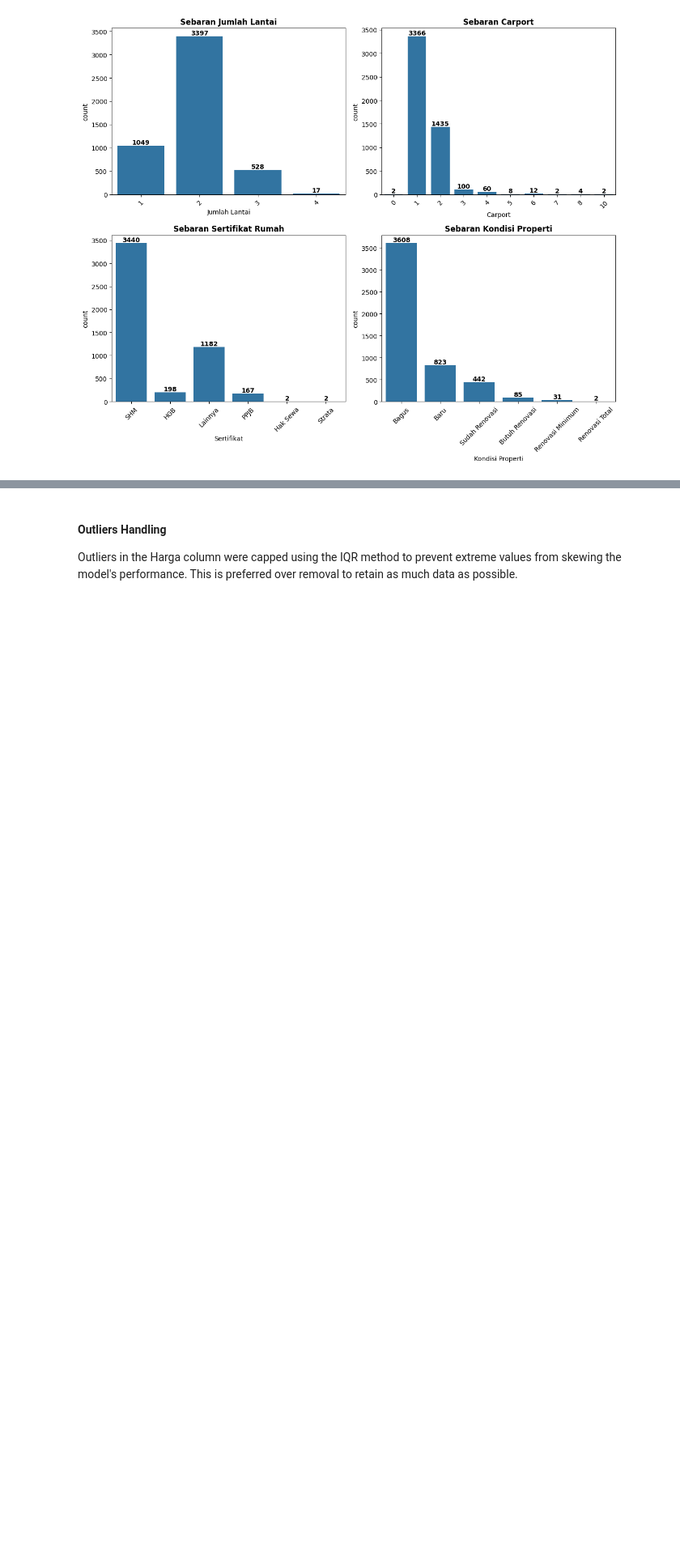
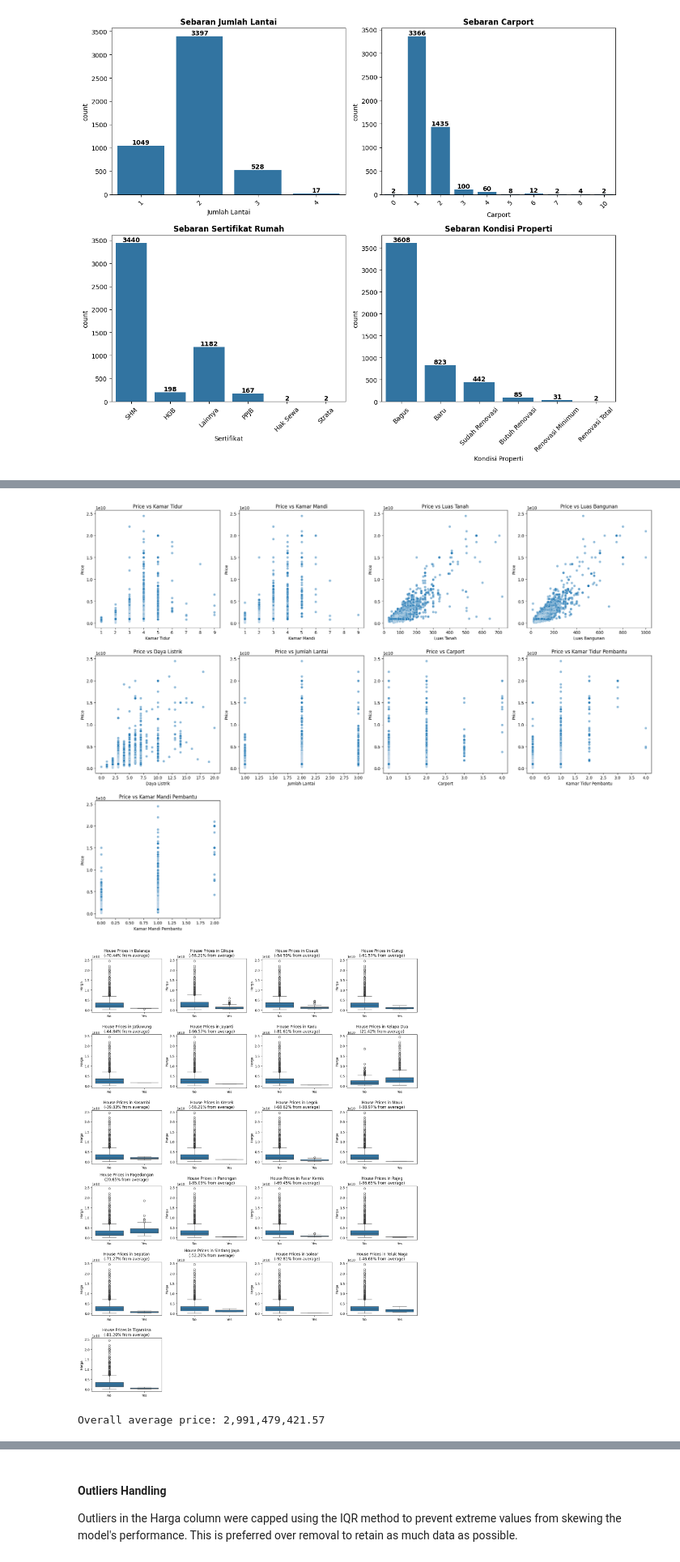
Before and after one commit to daff00/tangerang-house-price-pipeline, a Jupyter notebook: house-price-prediction.ipynb, the cells around one changed output, grey strips where cells are left out. Shown at 81% size. Cells and saved outputs as stored; diff of their text form; code cells hidden in the pictures; blank space fills up the shorter version.

```diff
--- a/house-price-prediction.ipynb
+++ b/house-price-prediction.ipynb
@@ -360,27 +253,0 @@ Encoding for categorical values.
-# %%
-# 'Sertifikat' column encoding
-sertif_enc = OrdinalEncoder(categories=[
-    ['PPJB', 'HGB', 'Lainnya', 'SHM']  # Urutan Sertifikat (PPJB rendah, SHM tertinggi)
-])
-
-df_kabupaten[['Sertifikat']] = sertif_enc.fit_transform(df_kabupaten[['Sertifikat']])
-
-# 'Kondisi' column encoding
-kondisi_enc = OrdinalEncoder(categories=[
-    ['Butuh Renovasi', 'Bagus', 'Baru']  # Urutan Kondisi Properti
-])
-
-df_kabupaten[['Kondisi Properti']] = kondisi_enc.fit_transform(df_kabupaten[['Kondisi Properti']])
-
-# 'Daya Listrik' column encoding
-watt_enc = OrdinalEncoder(categories=[
-    [450, 900, 1300, 2200, 3300, 3500, 4400, 5500, 6600, 7600, 7700, 8000, 10000, 10600, 11000, 13200, 16500, 22000, 23000, 30500, 33000] # Urutan daya listrik
-])
-
-df_kabupaten[['Daya Listrik']] = watt_enc.fit_transform(df_kabupaten[['Daya Listrik']])
-
-# 'Kecamatan' column encoding
-df_kabupaten = pd.get_dummies(df_kabupaten, columns=['Kecamatan'], prefix='kec')
-
-# View the result
-df_kabupaten.info()
@@ -558,0 +254,6 @@ Perbandingan Harga:
+# %%
+# Encoding for categorical values.
+df_encoded = preprocessor.encode_categorical_features(df_kabupaten)
+
+# Check the encoded dataset
+df_encoded.info()
@@ -558,0 +278,15 @@ Perbandingan Harga:
+# %%
+# Price vs Numerical vars scatter plot
+excluded_columns = ['Harga']
+numerical_vars = [col for col in df_kabupaten.select_dtypes(include=['int64', 'float64']).columns if col not in excluded_columns]
+visualizer.plot_numeric_vs_price(df_encoded, numerical_vars)
+
+# Boxplot of house price in each subdistrict
+visualizer.plot_all_kecamatan_boxplots(df_encoded)
+
+# Comparison between the top and bottom subdistrict houses
+visualizer.plot_kecamatan_price_comparison(df_encoded)
+# %% [output]
+[figure, added]
+[figure, added]
+Overall average price: 2,991,479,421.57
```
Also changed, not shown: parts of 57 cells of this notebook, 1 other file.
